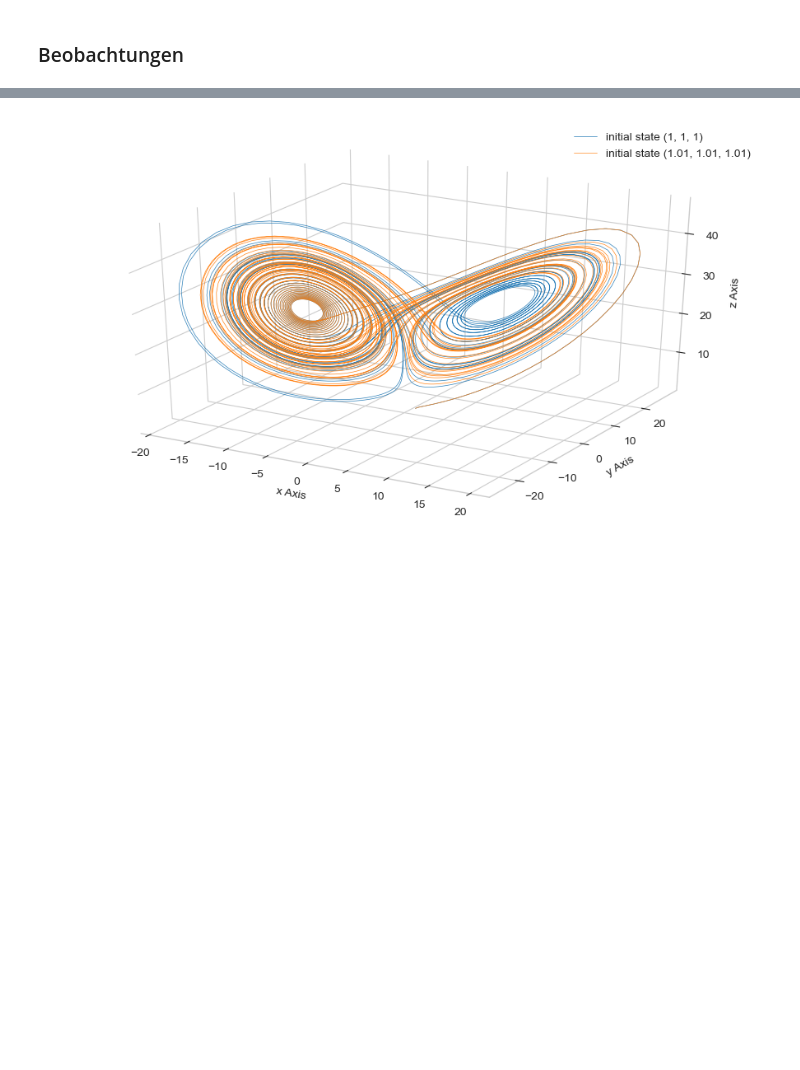
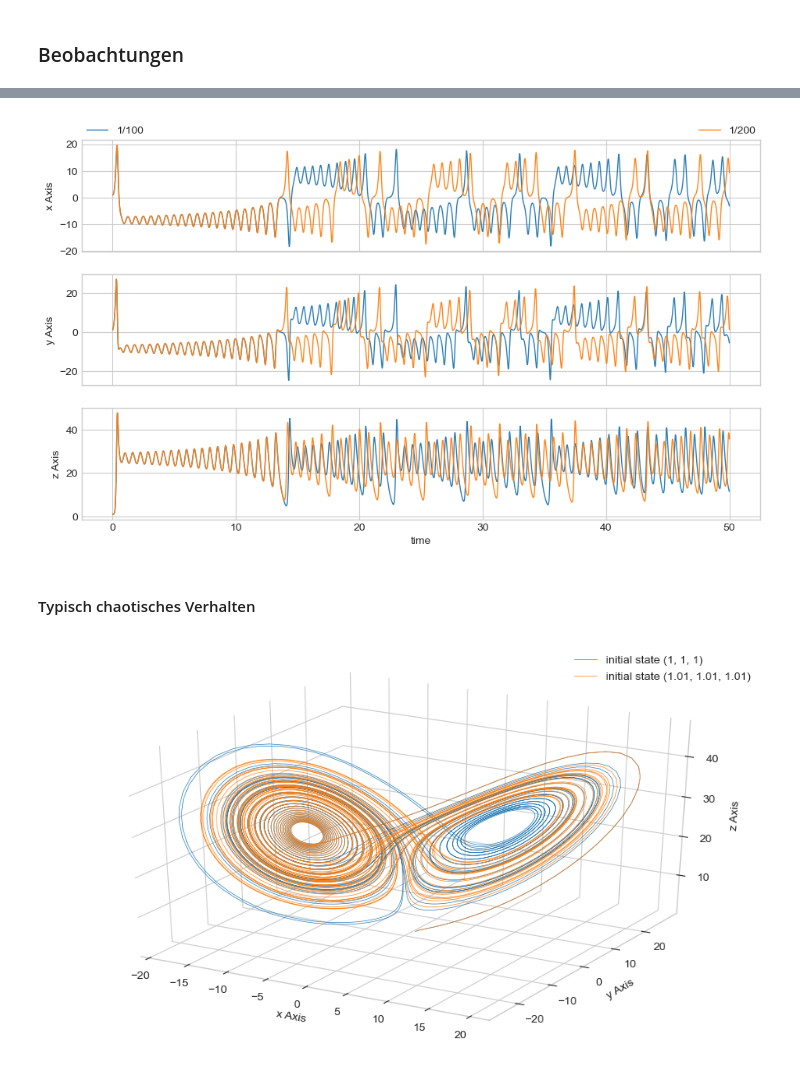
Before and after one commit to maxstollmayer/Lorenz-System-Project, a Jupyter notebook: Lorenz-System Notebook.ipynb, the cells around one changed output, grey strips where cells are left out. Saved outputs shown, nothing was run; the diff lists cells and outputs as text; code cells hidden in the pictures; blank space fills up the shorter version.

```diff
--- a/Lorenz-System Notebook.ipynb
+++ b/Lorenz-System Notebook.ipynb
@@ -220,3 +381,9 @@ def ABM(f, state0, t, steps=5, iters=1, tol=1e-8):
+# %%
+Plot((t1,t2), statesPC1, statesPC2, labels=labels, sameAxis=False)
+# %% [output]
+[figure, added]
+# %% [markdown]
+#### Typisch chaotisches Verhalten
 # %%
 sigma = 10
 rho = 28
```
Also changed, not shown: parts of 10 cells of this notebook.
